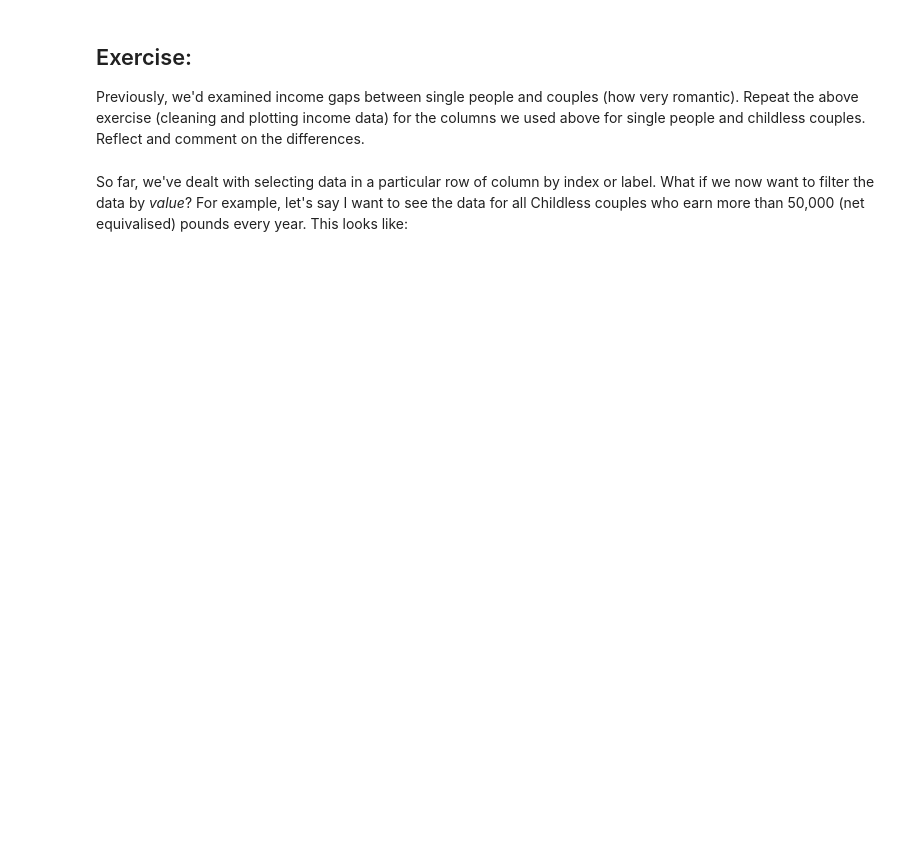
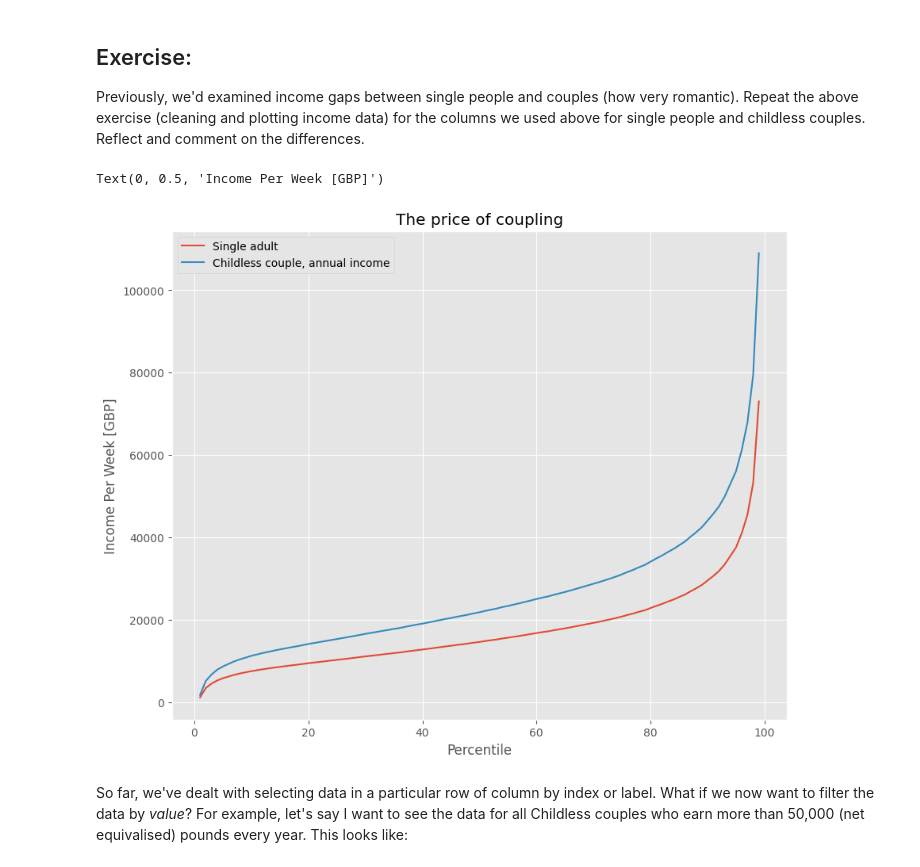
Before and after one commit to JmmQM2/QM2, a Jupyter notebook: W2_Working_with_Data_in_Pandas.ipynb, the cells around one changed output. Saved outputs shown, nothing was run; the diff lists cells and outputs as text; code cells hidden in the pictures; blank space fills up the shorter version.

```diff
--- a/W2_Working_with_Data_in_Pandas.ipynb
+++ b/W2_Working_with_Data_in_Pandas.ipynb
@@ -312,0 +334,15 @@ Add your reflection here.
+# %%
+clean = income[['Single adult','Childless couple, annual income']]
+clean.head()
+
+clean=clean.replace(',', '', regex=True)
+clean = clean.replace('-', 'NaN', regex=True).astype('float')
+clean.head()
+
+clean.plot()
+plt.title('The price of coupling')
+plt.xlabel('Percentile')
+plt.ylabel('Income Per Week [GBP]')
+# %% [output]
+Text(0, 0.5, 'Income Per Week [GBP]')
+[figure, added]
```
Also changed, not shown: parts of 18 cells of this notebook.
